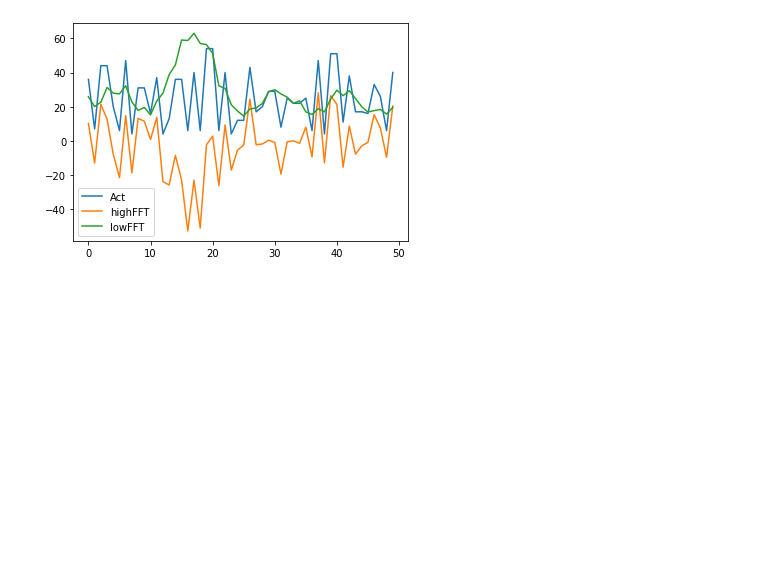
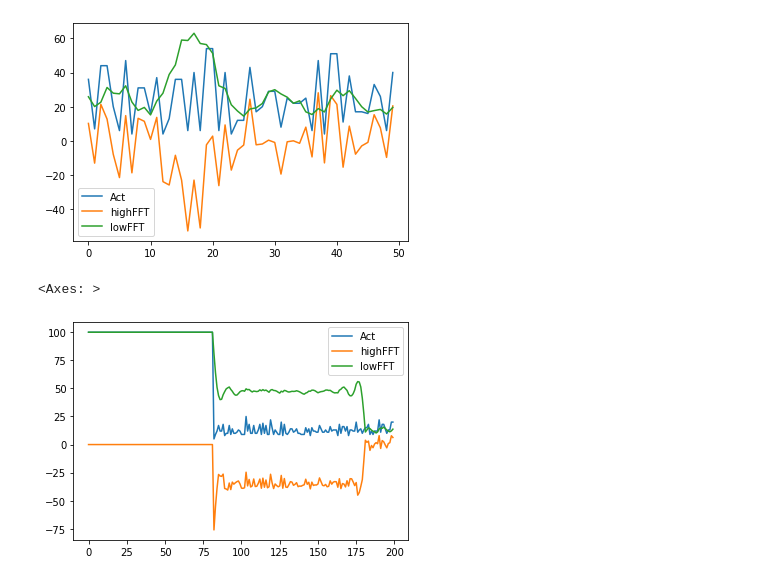
Before and after one commit to dipayan2/ARMAModel, a Jupyter notebook: Train_TestModel.ipynb, the cells around one changed output. Cells and saved outputs as stored; diff of their text form; code cells hidden in the pictures; blank space fills up the shorter version.

Commit message:
FFT plot with variable start and end and also combined value

```diff
--- a/Train_TestModel.ipynb
+++ b/Train_TestModel.ipynb
@@ -1685,3 +1685,16 @@ df_fftpl[['Act','highFFT','lowFFT']].plot()
 # %% [output]
 <Axes: >
 [figure]
+# %%
+df_fftpl = pd.DataFrame()
+START,END=7500,7700
+df_fftpl['Act'] = signal[START:END]
+df_fftpl['highFFT'] = hfilterSig[START:END]
+df_fftpl['lowFFT'] = lfilterSig[START:END]
+df_fftpl['combFFT'] = lfilterSig[START:END]+hfilterSig[START:END]
+
+# df_fftpl[['Act','combFFT']].plot()
+df_fftpl[['Act','highFFT','lowFFT']].plot()
+# %% [output]
+<Axes: >
+[figure, added]
```
